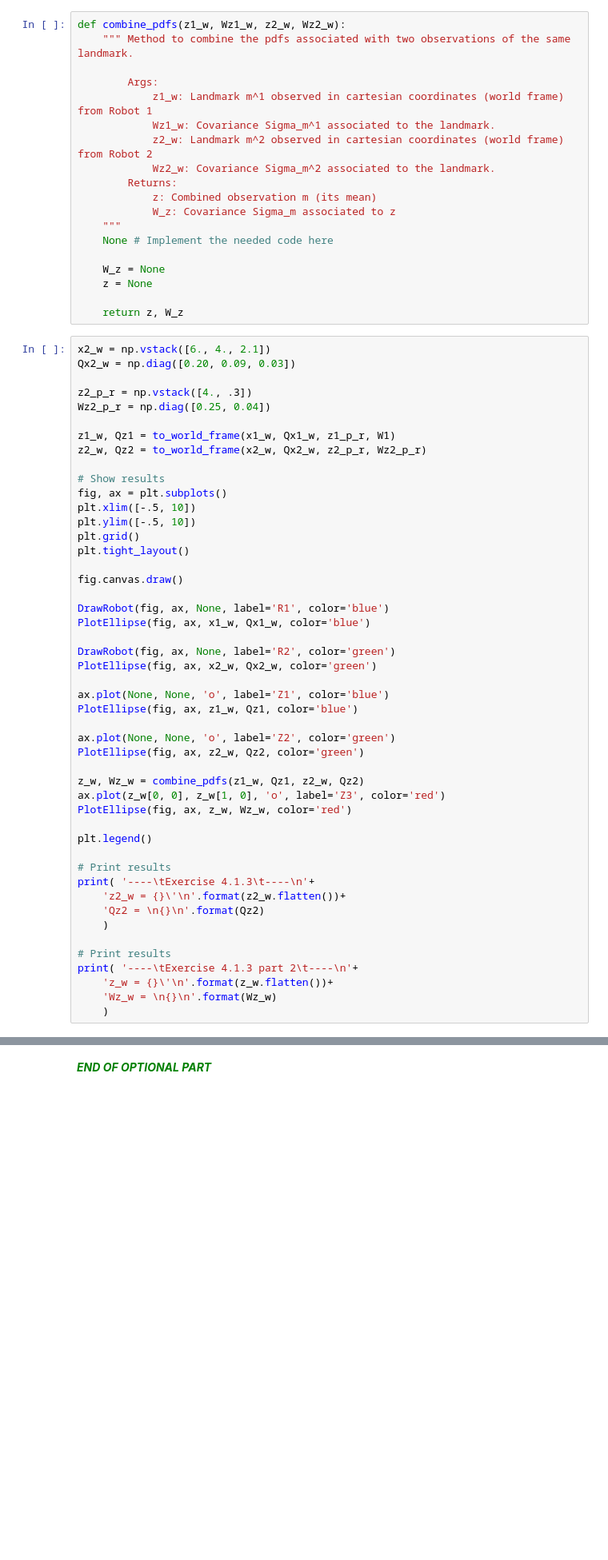
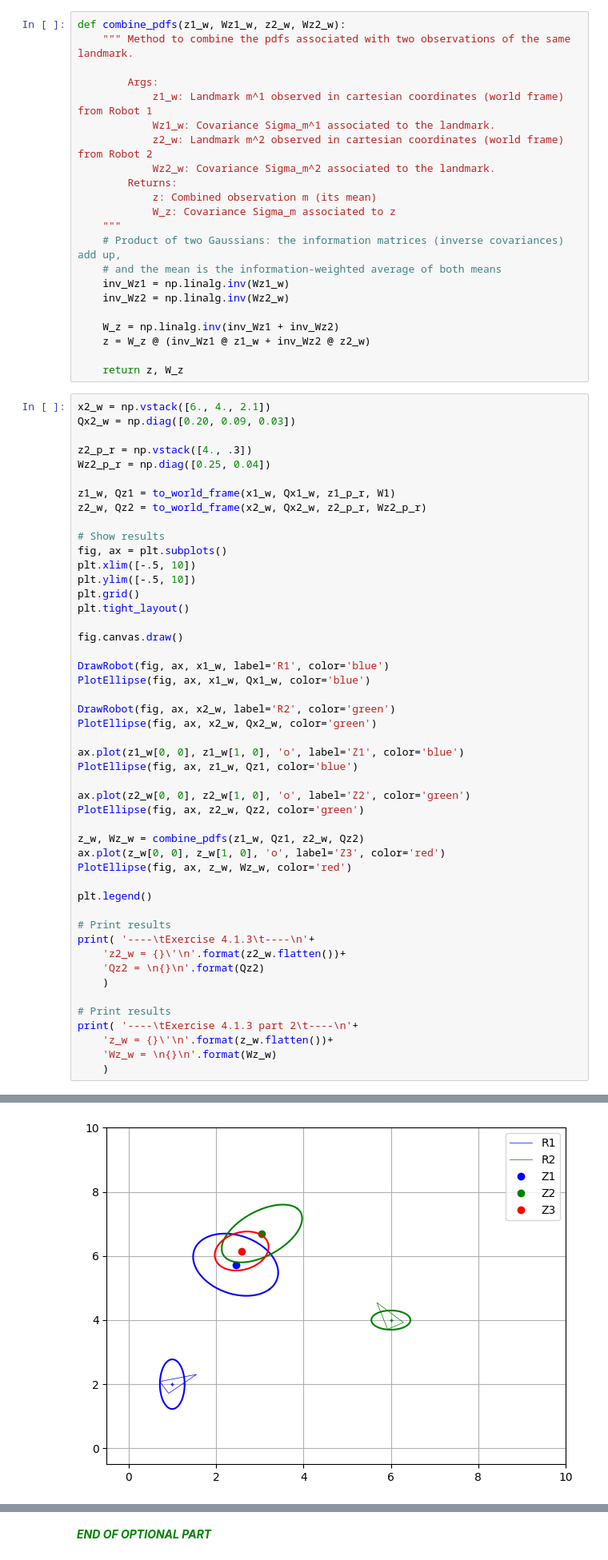
Before and after one commit to jalcausa/Robotica, a Jupyter notebook: Practicas/uma_robotics_2027/Chapter 04.Robot sensing/4.1 Landmark-based models.ipynb, the cells around one changed output, grey strips where cells are left out. Shown at 80% size. Drawn from its saved outputs; the diff is of its cells as text; blank space fills up the shorter version.

```diff
--- a/Practicas/uma_robotics_2027/Chapter 04.Robot sensing/4.1 Landmark-based models.ipynb
+++ b/Practicas/uma_robotics_2027/Chapter 04.Robot sensing/4.1 Landmark-based models.ipynb
@@ -354,10 +439,13 @@ def combine_pdfs(z1_w, Wz1_w, z2_w, Wz2_w):
             z: Combined observation m (its mean)
             W_z: Covariance Sigma_m associated to z
     """
-    None # Implement the needed code here
+    # Product of two Gaussians: the information matrices (inverse covariances) add up,
+    # and the mean is the information-weighted average of both means
+    inv_Wz1 = np.linalg.inv(Wz1_w)
+    inv_Wz2 = np.linalg.inv(Wz2_w)
 
-    W_z = None
-    z = None
+    W_z = np.linalg.inv(inv_Wz1 + inv_Wz2)
+    z = W_z @ (inv_Wz1 @ z1_w + inv_Wz2 @ z2_w)
 
     return z, W_z
 # %%
@@ -379,16 +467,16 @@ plt.tight_layout()
 
 fig.canvas.draw()
 
-DrawRobot(fig, ax, None, label='R1', color='blue')
+DrawRobot(fig, ax, x1_w, label='R1', color='blue')
 PlotEllipse(fig, ax, x1_w, Qx1_w, color='blue')
 
-DrawRobot(fig, ax, None, label='R2', color='green')
+DrawRobot(fig, ax, x2_w, label='R2', color='green')
 PlotEllipse(fig, ax, x2_w, Qx2_w, color='green')
 
-ax.plot(None, None, 'o', label='Z1', color='blue')
+ax.plot(z1_w[0, 0], z1_w[1, 0], 'o', label='Z1', color='blue')
 PlotEllipse(fig, ax, z1_w, Qz1, color='blue')
 
-ax.plot(None, None, 'o', label='Z2', color='green')
+ax.plot(z2_w[0, 0], z2_w[1, 0], 'o', label='Z2', color='green')
 PlotEllipse(fig, ax, z2_w, Qz2, color='green')
 
 z_w, Wz_w = combine_pdfs(z1_w, Qz1, z2_w, Qz2)
@@ -408,3 +496,4 @@ print( '----\tExercise 4.1.3 part 2\t----\n'+
     'z_w = {}\'\n'.format(z_w.flatten())+
     'Wz_w = \n{}\n'.format(Wz_w)
     )
+# %% [output]
@@ -411,3 +511,4 @@ print( '----\tExercise 4.1.3 part 2\t----\n'+
+[figure, added]
 # %% [markdown]
 <span style="color:blue">Expected outputs:</span>
 
```
Also changed, not shown: parts of 26 cells of this notebook, 37 other files.
